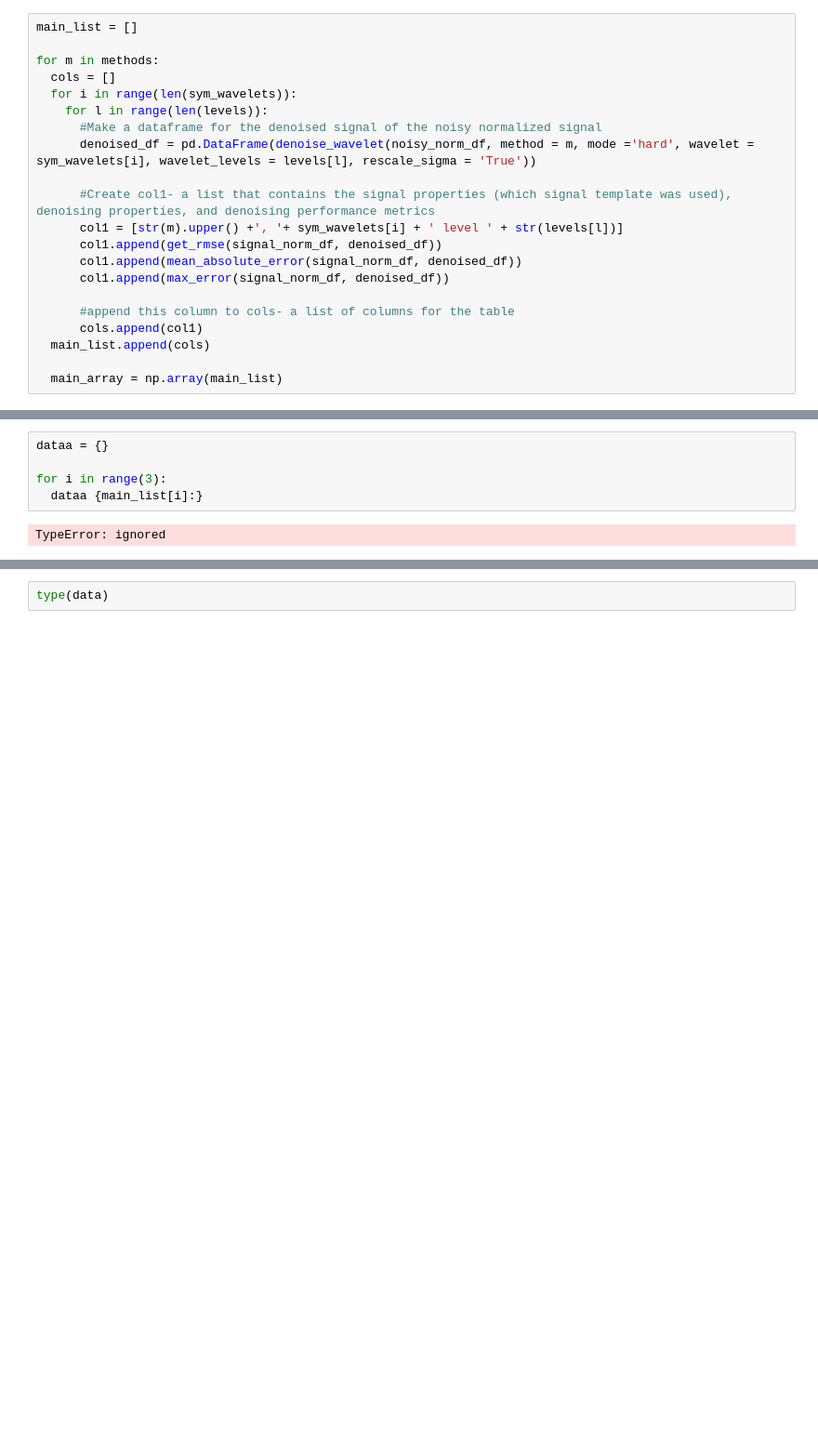
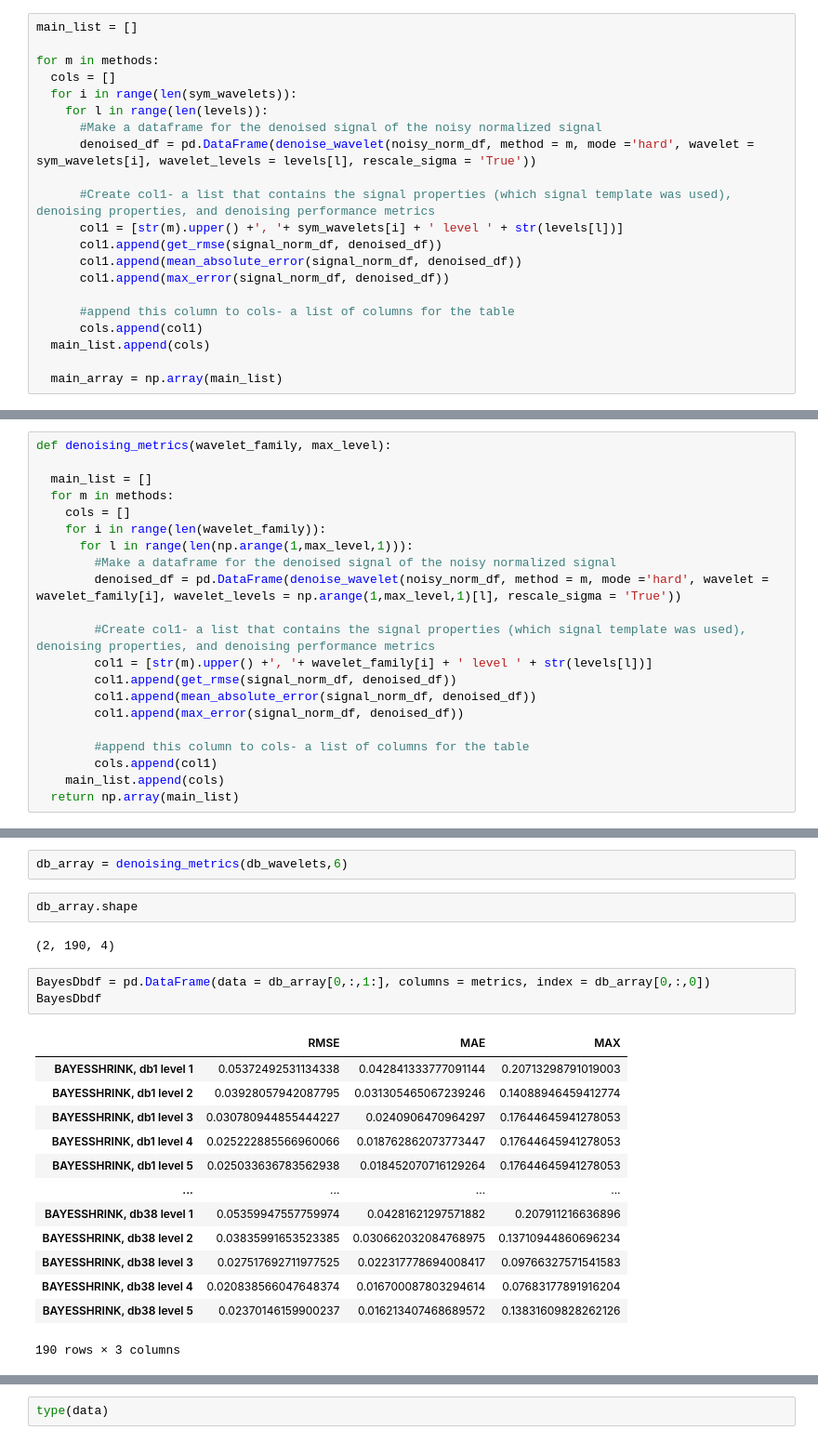
Before and after one commit to Calista-F/CCSN-gravitational-wave-denoising, a Jupyter notebook: 20220209_Wavelet_runthrough.ipynb, the cells around one changed output, grey strips where cells are left out. Shown at 93% size. Drawn from its saved outputs; the diff is of its cells as text; blank space fills up the shorter version.

Commit message:
Made a function for generating the metrics array, made DFs for Symlet and Db

```diff
--- a/20220209_Wavelet_runthrough.ipynb
+++ b/20220209_Wavelet_runthrough.ipynb
@@ -183,0 +192,21 @@ for m in methods:
+# %%
+def denoising_metrics(wavelet_family, max_level):
+
+  main_list = []
+  for m in methods:
+    cols = []
+    for i in range(len(wavelet_family)):
+      for l in range(len(np.arange(1,max_level,1))):
+        #Make a dataframe for the denoised signal of the noisy normalized signal
+        denoised_df = pd.DataFrame(denoise_wavelet(noisy_norm_df, method = m, mode ='hard', wavelet = wavelet_family[i], wavelet_levels = np.arange(1,max_level,1)[l], rescale_sigma = 'True'))
+
+        #Create col1- a list that contains the signal properties (which signal template was used), denoising properties, and denoising performance metrics
+        col1 = [str(m).upper() +', '+ wavelet_family[i] + ' level ' + str(levels[l])]
+        col1.append(get_rmse(signal_norm_df, denoised_df))
+        col1.append(mean_absolute_error(signal_norm_df, denoised_df))
+        col1.append(max_error(signal_norm_df, denoised_df))
+
+        #append this column to cols- a list of columns for the table
+        cols.append(col1)
+    main_list.append(cols)
+  return np.array(main_list)
@@ -215,10 +250,26 @@ VisuSymdf
 | VISUSHRINK, sym20 level 5 | 0.021449102405883647 | 0.01537959240035523 | 0.10985031707730089 |
 | VISUSHRINK, sym20 level 6 | 0.0244874564725293 | 0.018024849568421212 | 0.10989004088524762 |
 114 rows × 3 columns
-# %%
-dataa = {}
-
-for i in range(3):
-  dataa {main_list[i]:}
-# %% [output]
-TypeError: ignored
+# %%
+db_array = denoising_metrics(db_wavelets,6)
+# %%
+db_array.shape
+# %% [output]
+(2, 190, 4)
+# %%
+BayesDbdf = pd.DataFrame(data = db_array[0,:,1:], columns = metrics, index = db_array[0,:,0])
+BayesDbdf
+# %% [output]
+|  | RMSE | MAE | MAX |
+| BAYESSHRINK, db1 level 1 | 0.05372492531134338 | 0.042841333777091144 | 0.20713298791019003 |
+| BAYESSHRINK, db1 level 2 | 0.03928057942087795 | 0.031305465067239246 | 0.14088946459412774 |
+| BAYESSHRINK, db1 level 3 | 0.030780944855444227 | 0.0240906470964297 | 0.17644645941278053 |
+| BAYESSHRINK, db1 level 4 | 0.025222885566960066 | 0.018762862073773447 | 0.17644645941278053 |
+| BAYESSHRINK, db1 level 5 | 0.025033636783562938 | 0.018452070716129264 | 0.17644645941278053 |
+| ... | ... | ... | ... |
+| BAYESSHRINK, db38 level 1 | 0.05359947557759974 | 0.04281621297571882 | 0.207911216636896 |
+| BAYESSHRINK, db38 level 2 | 0.03835991653523385 | 0.030662032084768975 | 0.13710944860696234 |
+| BAYESSHRINK, db38 level 3 | 0.027517692711977525 | 0.022317778694008417 | 0.09766327571541583 |
+| BAYESSHRINK, db38 level 4 | 0.020838566047648374 | 0.016700087803294614 | 0.07683177891916204 |
+| BAYESSHRINK, db38 level 5 | 0.02370146159900237 | 0.016213407468689572 | 0.13831609828262126 |
+190 rows × 3 columns
```
Also changed, not shown: parts of 7 cells of this notebook.
